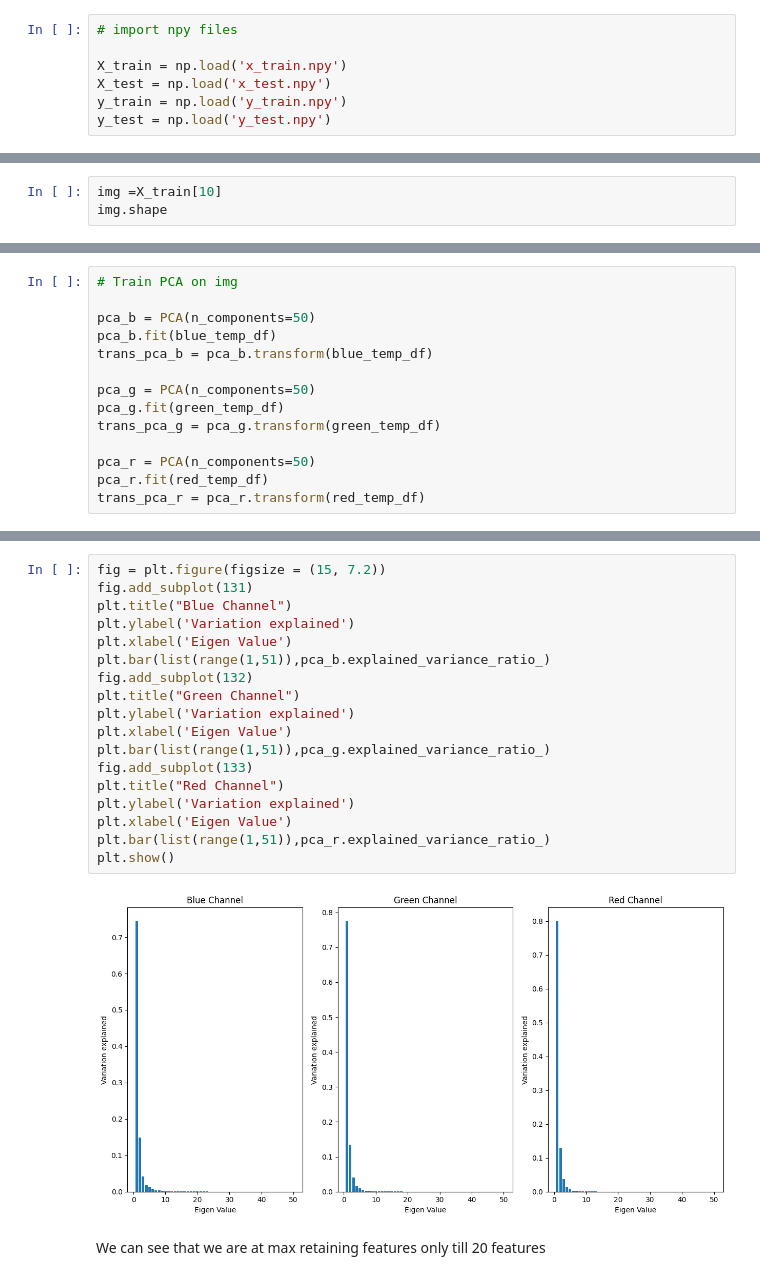
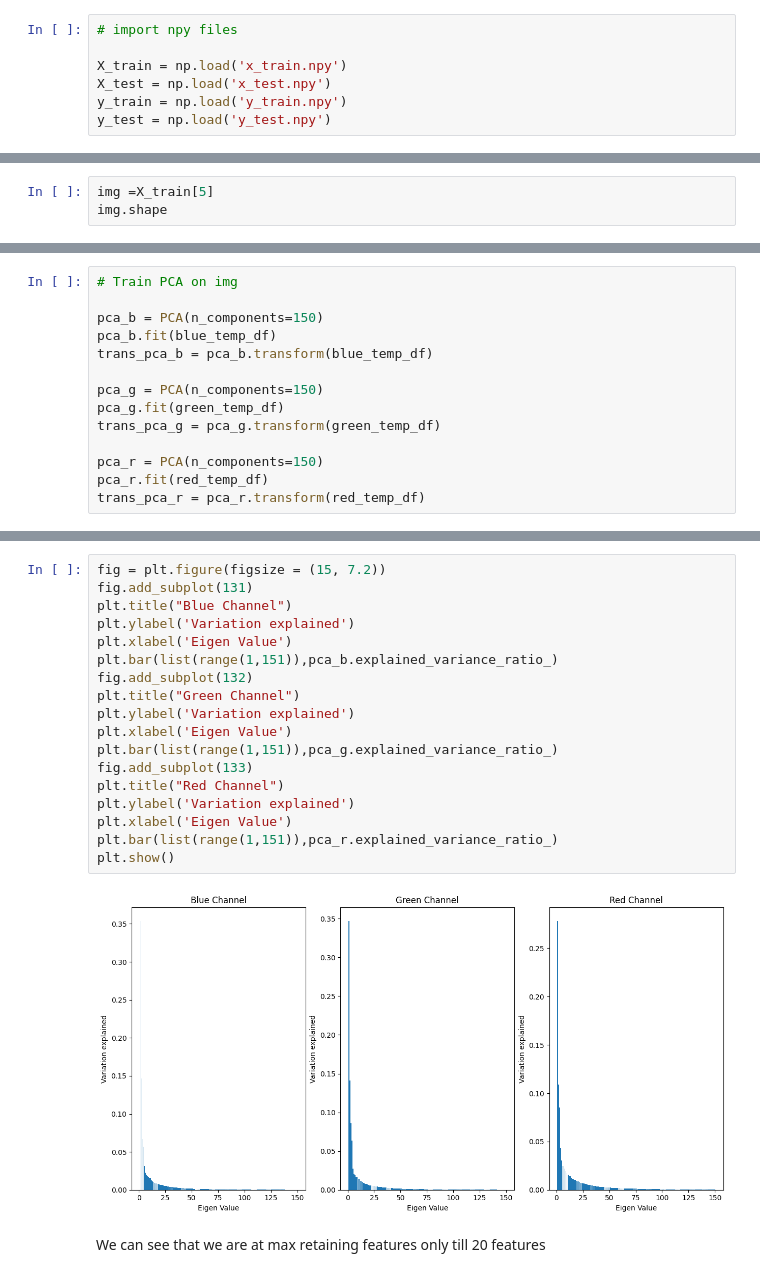
Before and after one commit to ishreya09/Skin-Lesion-for-Melanoma-Classification, a Jupyter notebook: PCA.ipynb, the cells around one changed output, grey strips where cells are left out. Saved outputs shown, nothing was run; the diff lists cells and outputs as text.

Commit message:
Improving Image Clarity and Reducing Dimensions to 244*150*3 after PCA #2

```diff
--- a/PCA.ipynb
+++ b/PCA.ipynb
@@ -33,4 +33,4 @@ y_test = np.load('y_test.npy')
 # %%
-img =X_train[10]
+img =X_train[5]
 img.shape
 # %% [output]
@@ -108,15 +108,15 @@ red_temp_df
 # %%
 # Train PCA on img
 
-pca_b = PCA(n_components=50)
+pca_b = PCA(n_components=150)
 pca_b.fit(blue_temp_df)
 trans_pca_b = pca_b.transform(blue_temp_df)
 
-pca_g = PCA(n_components=50)
+pca_g = PCA(n_components=150)
 pca_g.fit(green_temp_df)
 trans_pca_g = pca_g.transform(green_temp_df)
 
-pca_r = PCA(n_components=50)
+pca_r = PCA(n_components=150)
 pca_r.fit(red_temp_df)
 trans_pca_r = pca_r.transform(red_temp_df)
 # %%
@@ -138,23 +138,23 @@ Red Channel  : 0.9994466520404495
 # %%
 fig = plt.figure(figsize = (15, 7.2))
 fig.add_subplot(131)
 plt.title("Blue Channel")
 plt.ylabel('Variation explained')
 plt.xlabel('Eigen Value')
-plt.bar(list(range(1,51)),pca_b.explained_variance_ratio_)
+plt.bar(list(range(1,151)),pca_b.explained_variance_ratio_)
 fig.add_subplot(132)
 plt.title("Green Channel")
 plt.ylabel('Variation explained')
 plt.xlabel('Eigen Value')
-plt.bar(list(range(1,51)),pca_g.explained_variance_ratio_)
+plt.bar(list(range(1,151)),pca_g.explained_variance_ratio_)
 fig.add_subplot(133)
 plt.title("Red Channel")
 plt.ylabel('Variation explained')
 plt.xlabel('Eigen Value')
-plt.bar(list(range(1,51)),pca_r.explained_variance_ratio_)
+plt.bar(list(range(1,151)),pca_r.explained_variance_ratio_)
 plt.show()
 # %% [output]
-[figure, old version]
+[figure, new version]
 # %% [markdown]
 We can see that we are at max retaining features only till 20 features
 # %%
```
Also changed, not shown: parts of 17 cells of this notebook, 1 other file.
